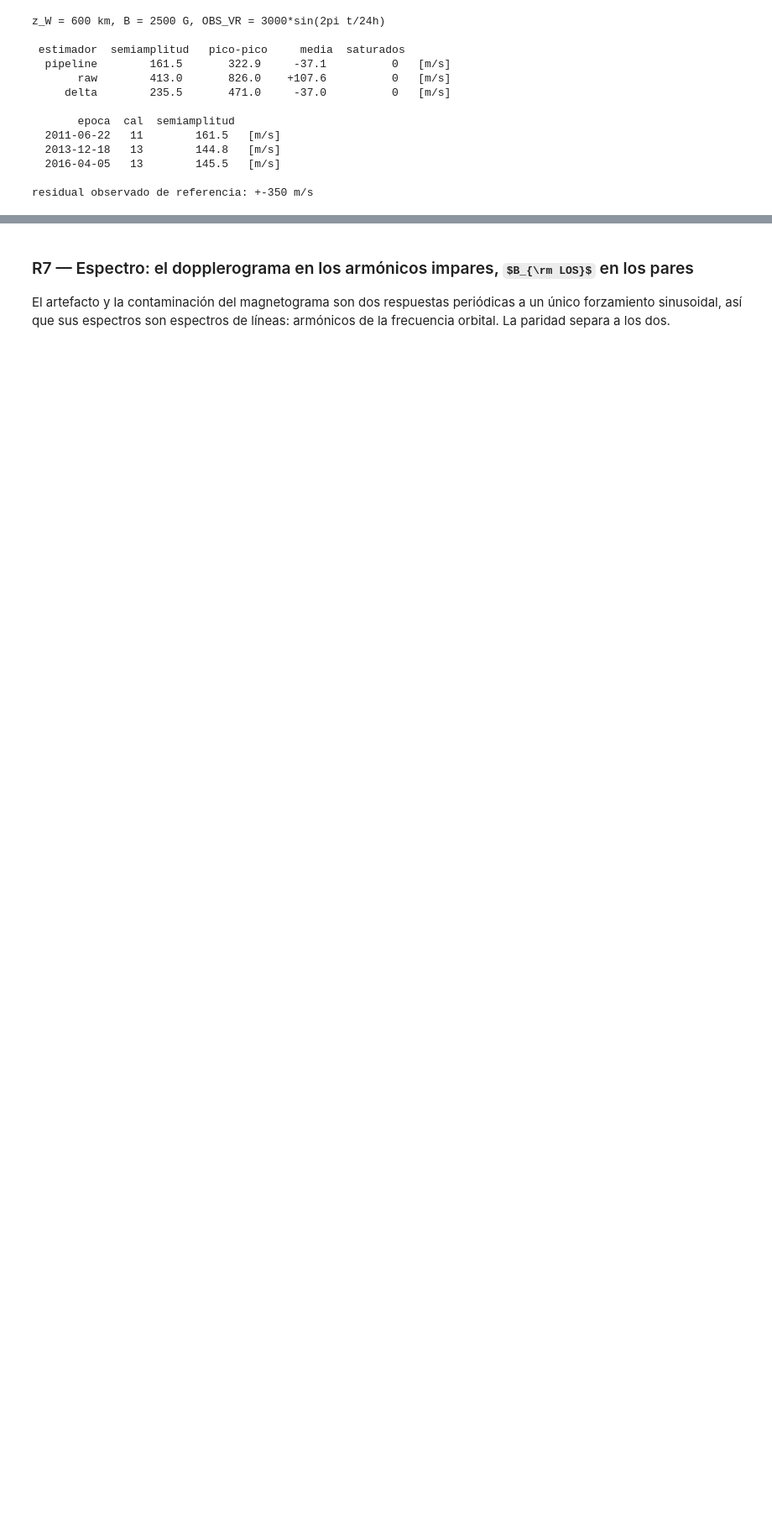
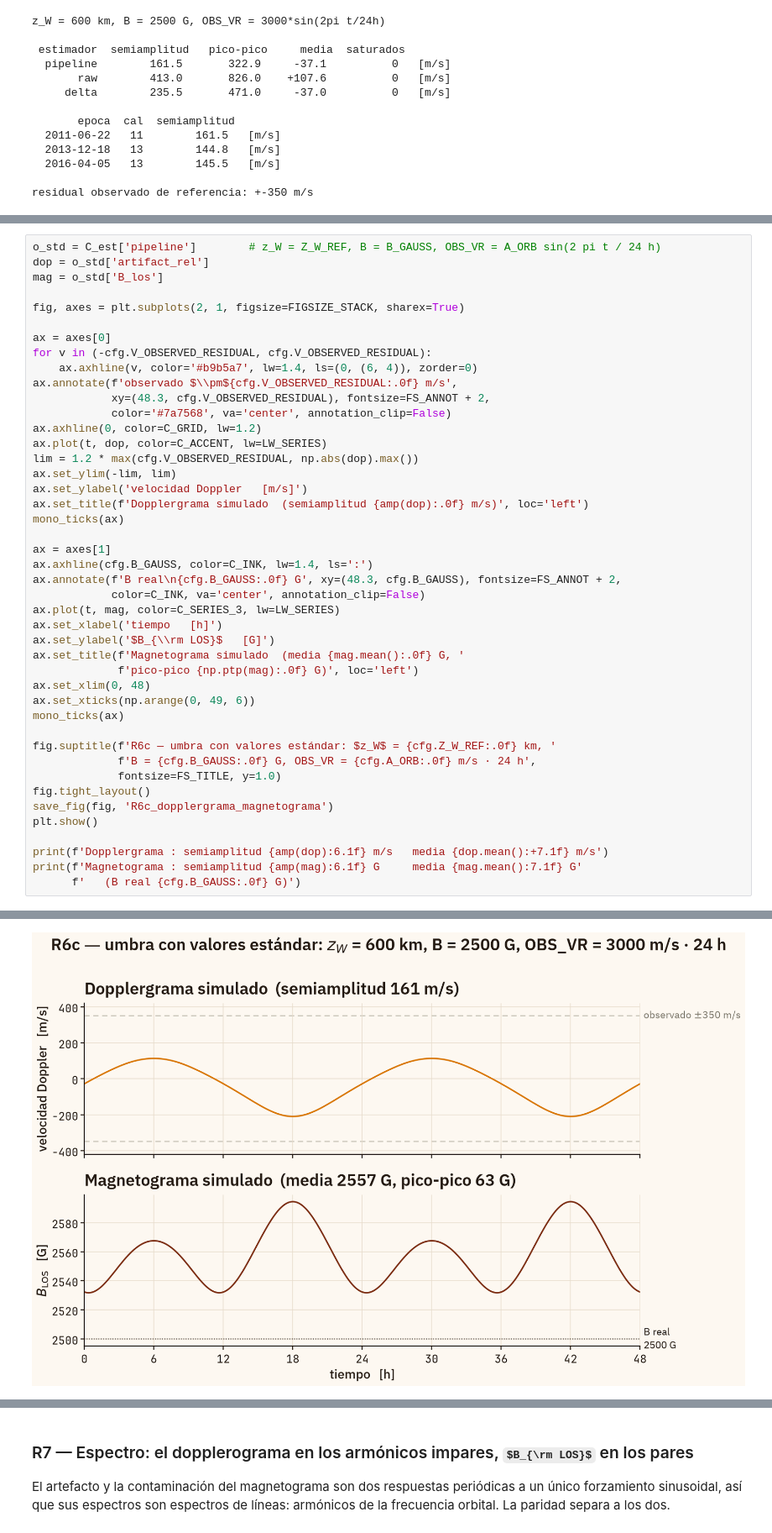
Before and after one commit to thomatrixting/HMI_pipeline_simulation, a Jupyter notebook: hmi_artifact_sim/notebooks/06_perfiles_reales.ipynb, the cells around one changed output, grey strips where cells are left out. Shown at 84% size. Drawn from its saved outputs; the diff is of its cells as text; some formulas as TeX source; blank space fills up the shorter version.

Commit message:
added a plot

```diff
--- a/hmi_artifact_sim/notebooks/06_perfiles_reales.ipynb
+++ b/hmi_artifact_sim/notebooks/06_perfiles_reales.ipynb
@@ -949,0 +969,45 @@ saved → ../figures/R6_expC_24h.png
+# %%
+o_std = C_est['pipeline']        # z_W = Z_W_REF, B = B_GAUSS, OBS_VR = A_ORB sin(2 pi t / 24 h)
+dop = o_std['artifact_rel']
+mag = o_std['B_los']
+
+fig, axes = plt.subplots(2, 1, figsize=FIGSIZE_STACK, sharex=True)
+
+ax = axes[0]
+for v in (-cfg.V_OBSERVED_RESIDUAL, cfg.V_OBSERVED_RESIDUAL):
+    ax.axhline(v, color='#b9b5a7', lw=1.4, ls=(0, (6, 4)), zorder=0)
+ax.annotate(f'observado $\\pm${cfg.V_OBSERVED_RESIDUAL:.0f} m/s',
+            xy=(48.3, cfg.V_OBSERVED_RESIDUAL), fontsize=FS_ANNOT + 2,
+            color='#7a7568', va='center', annotation_clip=False)
+ax.axhline(0, color=C_GRID, lw=1.2)
+ax.plot(t, dop, color=C_ACCENT, lw=LW_SERIES)
+lim = 1.2 * max(cfg.V_OBSERVED_RESIDUAL, np.abs(dop).max())
+ax.set_ylim(-lim, lim)
+ax.set_ylabel('velocidad Doppler   [m/s]')
+ax.set_title(f'Dopplergrama simulado  (semiamplitud {amp(dop):.0f} m/s)', loc='left')
+mono_ticks(ax)
+
+ax = axes[1]
+ax.axhline(cfg.B_GAUSS, color=C_INK, lw=1.4, ls=':')
+ax.annotate(f'B real\n{cfg.B_GAUSS:.0f} G', xy=(48.3, cfg.B_GAUSS), fontsize=FS_ANNOT + 2,
+            color=C_INK, va='center', annotation_clip=False)
+ax.plot(t, mag, color=C_SERIES_3, lw=LW_SERIES)
+ax.set_xlabel('tiempo   [h]')
+ax.set_ylabel('$B_{\\rm LOS}$   [G]')
+ax.set_title(f'Magnetograma simulado  (media {mag.mean():.0f} G, '
+             f'pico-pico {np.ptp(mag):.0f} G)', loc='left')
+ax.set_xlim(0, 48)
+ax.set_xticks(np.arange(0, 49, 6))
+mono_ticks(ax)
+
+fig.suptitle(f'R6c — umbra con valores estándar: $z_W$ = {cfg.Z_W_REF:.0f} km, '
+             f'B = {cfg.B_GAUSS:.0f} G, OBS_VR = {cfg.A_ORB:.0f} m/s · 24 h',
+             fontsize=FS_TITLE, y=1.0)
+fig.tight_layout()
+save_fig(fig, 'R6c_dopplergrama_magnetograma')
+plt.show()
+
+print(f'Dopplergrama : semiamplitud {amp(dop):6.1f} m/s   media {dop.mean():+7.1f} m/s')
+print(f'Magnetograma : semiamplitud {amp(mag):6.1f} G     media {mag.mean():7.1f} G'
+      f'   (B real {cfg.B_GAUSS:.0f} G)')
+# %% [output]
@@ -949,0 +1015 @@ saved → ../figures/R6_expC_24h.png
+[figure, added]
```
Also changed, not shown: parts of 2 cells of this notebook, 1 other file.
